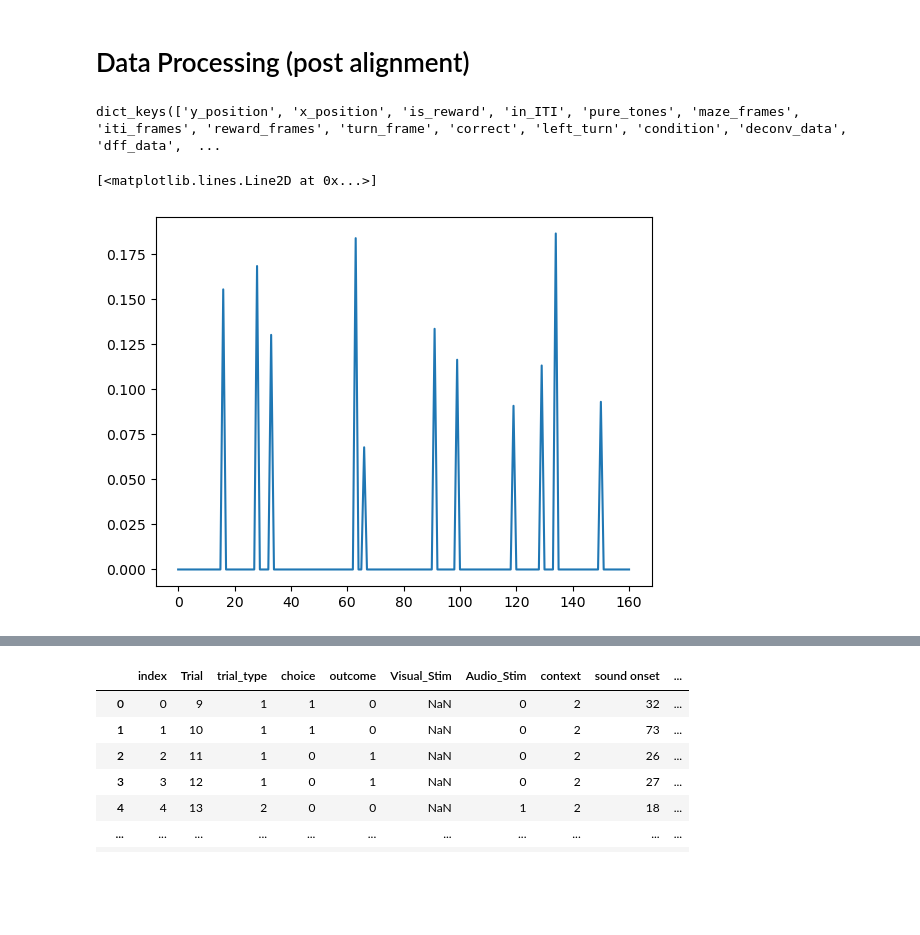
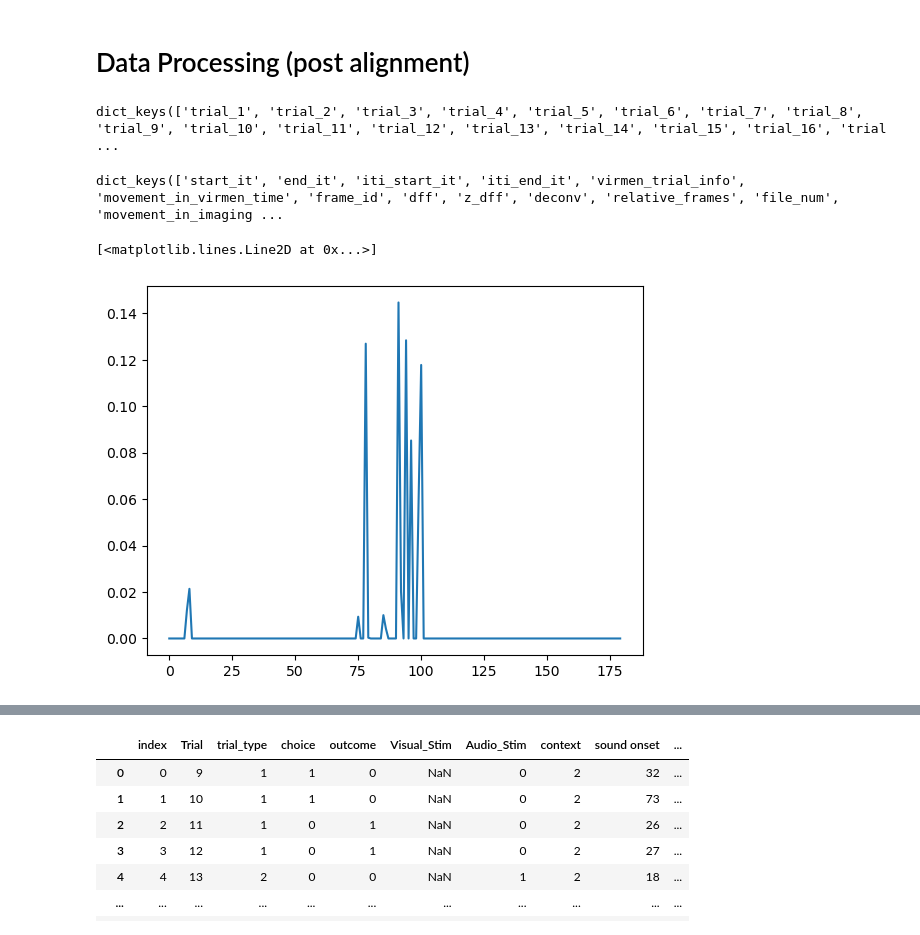
Before and after one commit to RunyanLab/Runyan_lab_data_alignment_python, a Jupyter notebook: deconv_alignment_processing.ipynb, the cells around one changed output, grey strips where cells are left out. Drawn from its saved outputs; the diff is of its cells as text; code cells hidden in the pictures; blank space fills up the shorter version.

```diff
--- a/deconv_alignment_processing.ipynb
+++ b/deconv_alignment_processing.ipynb
@@ -33,7 +33,7 @@ align = alignment()
 processing = data_processing()
 # %%
 mouseID = 'IS-3-1R'
-date = '2024-10-29'
+date = '2024-10-30'
 server = 'Akhil Data'
 # %% [markdown]
 # Deconvolution & delta F/F
@@ -242,14 +260,44 @@ plt.plot(imaging['trial_145']['deconv'][0,1:])
 mouseID = 'IS-3-1R'
 date = '2024-10-29'
 path = '/Volumes/Akhil Data/Akhil/ProcessedData/{}/{}/'.format(mouseID, date)
-data_dict, imaged_trials = processing.convert_imaging_mat_to_dict(path, imaging)
+#data_dict, imaged_trials = processing.convert_imaging_mat_to_dict(path,'imaging')
+# %%
+def load_imaging_data(load_path):
+    """
+    Load the imaging dictionary and list of imaged trials
+
+    Args:
+        load_path (str): Path where the files are saved
+
+    Returns:
+        tuple: (imaging_dict, imaged_trials)
+            - imaging_dict (dict): Dictionary containing all trial data
+            - imaged_trials (list): List of trial numbers that have imaging data
+    """
+    import pickle
+
+    # Load the full dictionary
+    with open(f'{load_path}/imaging_data.pkl', 'rb') as f:
+        imaging_dict = pickle.load(f)
+
+    # Load the list of imaged trials
+    with open(f'{load_path}/imaged_trials.pkl', 'rb') as f:
+        imaged_trials = pickle.load(f)
+
+    return imaging_dict, imaged_trials
+# %%
+data_dict, imaged_trials = load_imaging_data(path)
 # %%
-data_dict[10].keys()
+data_dict.keys()
 # %% [output]
-dict_keys(['y_position', 'x_position', 'is_reward', 'in_ITI', 'pure_tones', 'maze_frames', 'iti_frames', 'reward_frames', 'turn_frame', 'correct', 'left_turn', 'condition', 'deconv_data', 'dff_data',  ...
+dict_keys(['trial_1', 'trial_2', 'trial_3', 'trial_4', 'trial_5', 'trial_6', 'trial_7', 'trial_8', 'trial_9', 'trial_10', 'trial_11', 'trial_12', 'trial_13', 'trial_14', 'trial_15', 'trial_16', 'trial ...
+# %%
+data_dict['trial_10'].keys()
+# %% [output]
+dict_keys(['start_it', 'end_it', 'iti_start_it', 'iti_end_it', 'virmen_trial_info', 'movement_in_virmen_time', 'frame_id', 'dff', 'z_dff', 'deconv', 'relative_frames', 'file_num', 'movement_in_imaging ...
 # %%
-plt.plot(data_dict[145]['deconv_data'][:,0])
+plt.plot(data_dict['trial_10']['deconv'][0])
 # %% [output]
 [<matplotlib.lines.Line2D at 0x...>]
-[figure, old version]
+[figure, new version]
 # %%
```
Also changed, not shown: parts of 12 cells of this notebook, 1 other file.
